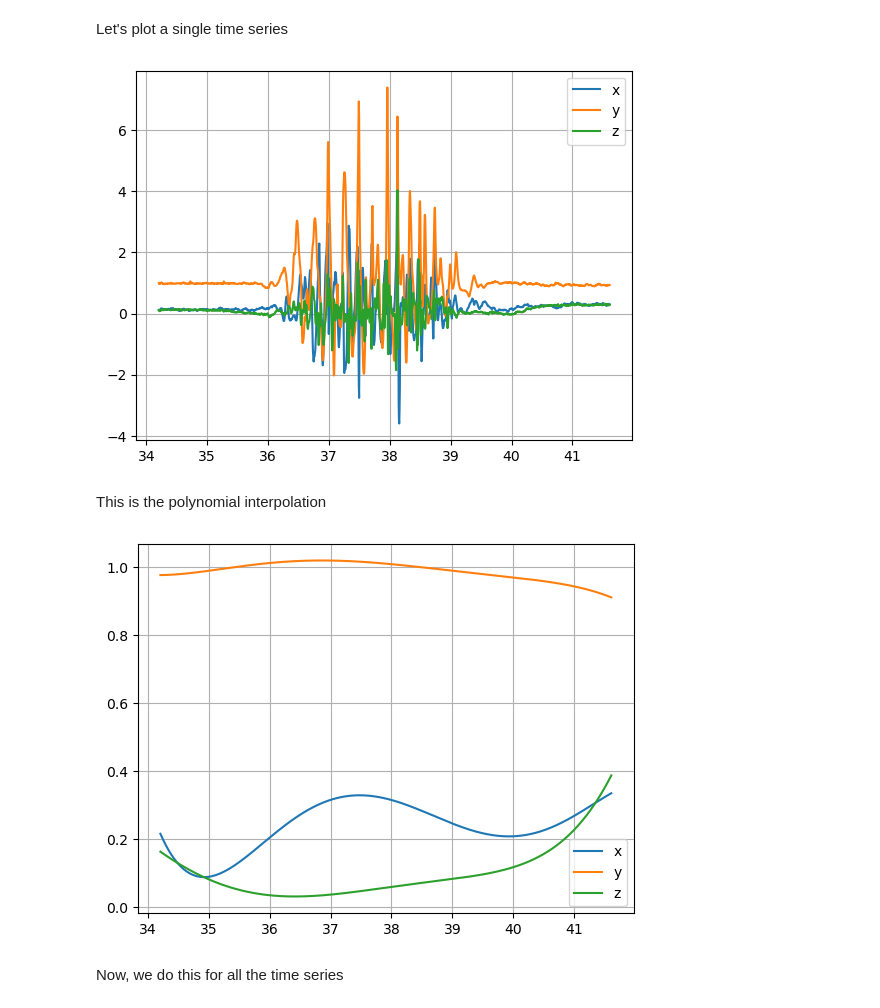
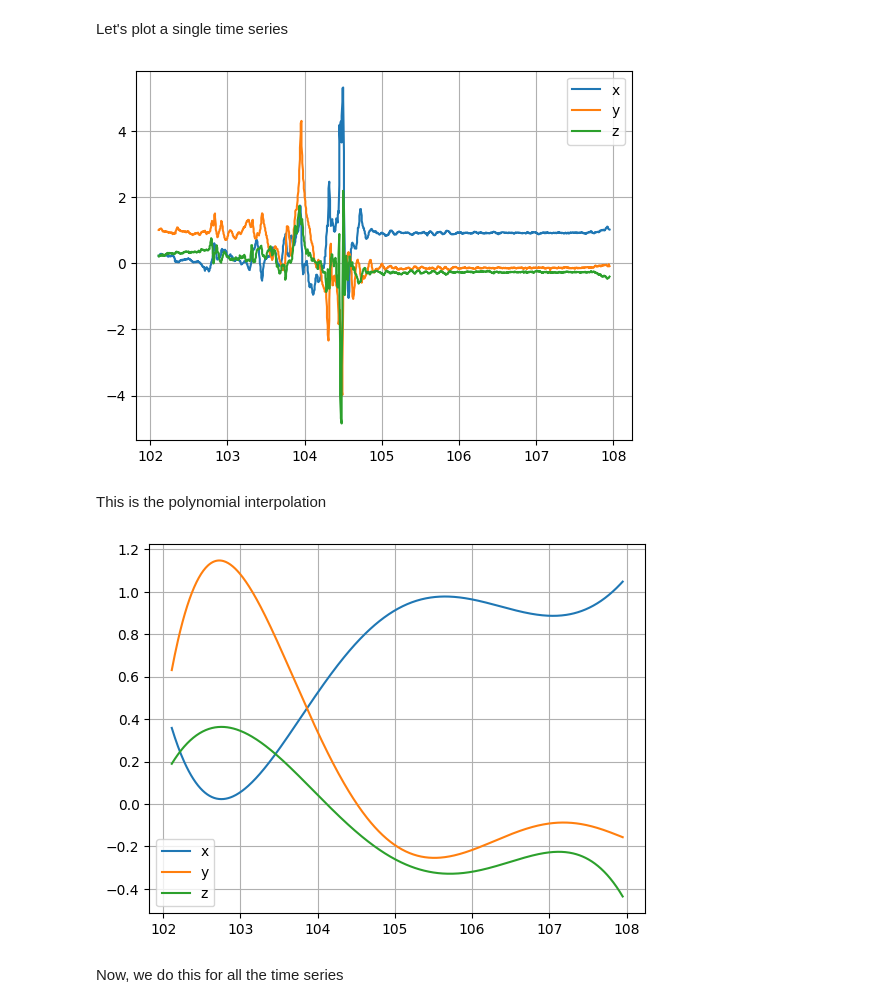
Before and after one commit to Vinavil334/SL4HD, a Jupyter notebook: The_Great_Giochini.ipynb, the cells around one changed output. Drawn from its saved outputs; the diff is of its cells as text; code cells hidden in the pictures.

Commit message:
data10

```diff
--- a/The_Great_Giochini.ipynb
+++ b/The_Great_Giochini.ipynb
@@ -12,9 +12,9 @@ import seaborn as sns
 # %% [markdown]
 Path (select yours, comment others)
 # %%
-#path = "C:/Users/markh/Desktop/Università/Healthcare Data/SL4HD/Train2/"
+path = "C:/Users/markh/Desktop/Università/Healthcare Data/SL4HD/Train2/"
 #path = "C:/Users/giuli/OneDrive/Desktop/SL4HD/Train2/"
-path = "C:/Users/hp/OneDrive - Politecnico di Milano/Università/STATISTICAL_LEARNING_FOR_HEALTHCAREDATA/SL4HD/Train2/"
+#path = "C:/Users/hp/OneDrive - Politecnico di Milano/Università/STATISTICAL_LEARNING_FOR_HEALTHCAREDATA/SL4HD/Train2/"
 # %% [markdown]
 Create files list and dataframe
 # %%
@@ -30,24 +30,24 @@ for filename in all_files:
 # %% [markdown]
 Let's plot a single time series
 # %%
-test=2
+test=72
 
 df = li[test]
 
 x = np.asarray(df.x)
 y = np.asarray(df.y)
 z = np.asarray(df.z)
 t = np.asarray(df.t)
 
 plt.plot(t,x,label='x')
 plt.plot(t,y,label='y')
 plt.plot(t,z,label='z')
 
 plt.grid()
 plt.legend()
 plt.show()
 # %% [output]
-[figure, old version]
+[figure, new version]
 # %% [markdown]
 This is the polynomial interpolation
 # %%
@@ -67,7 +67,7 @@ plt.grid()
 plt.legend()
 plt.show()
 # %% [output]
-[figure, old version]
+[figure, new version]
 # %% [markdown]
 Now, we do this for all the time series
 # %%
```
Also changed, not shown: parts of 20 cells of this notebook, 4 other files.
